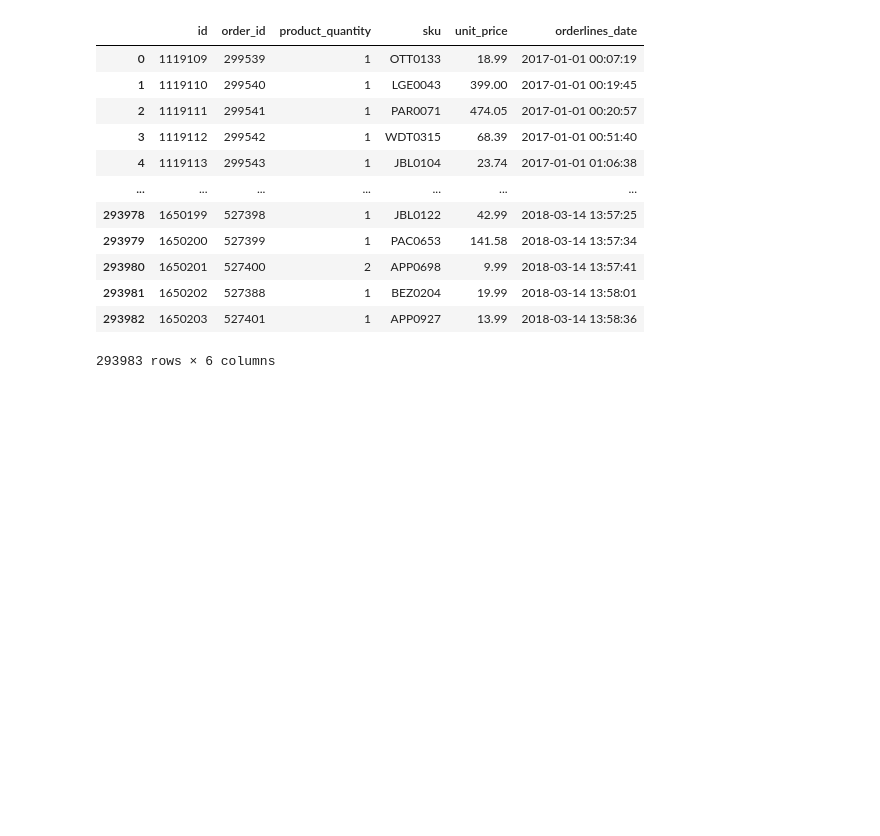
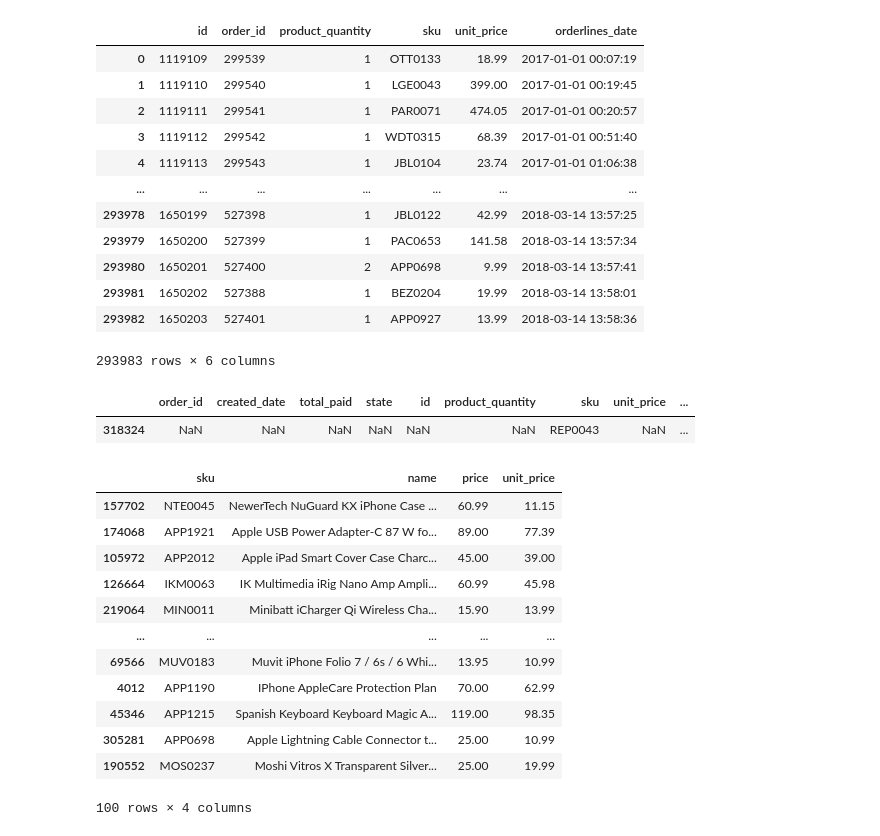
Before and after one commit to martinabt-dev/eniacproject2, a Jupyter notebook: main.ipynb, the cells around one changed output. Saved outputs shown, nothing was run; the diff lists cells and outputs as text; code cells hidden in the pictures; blank space fills up the shorter version.

```diff
--- a/main.ipynb
+++ b/main.ipynb
@@ -53,0 +56,21 @@ full_df.to_csv("data/processed/full_df.csv", index = False)
+# %%
+full_df.loc[full_df["sku"] == "REP0043"]
+# %% [output]
+|  | order_id | created_date | total_paid | state | id | product_quantity | sku | unit_price | ... |
+| 318324 | NaN | NaN | NaN | NaN | NaN | NaN | REP0043 | NaN | ... |
+# %%
+full_df[["sku", "name", "price", "unit_price"]].sample(100)
+# %% [output]
+|  | sku | name | price | unit_price |
+| 157702 | NTE0045 | NewerTech NuGuard KX iPhone Case ... | 60.99 | 11.15 |
+| 174068 | APP1921 | Apple USB Power Adapter-C 87 W fo... | 89.00 | 77.39 |
+| 105972 | APP2012 | Apple iPad Smart Cover Case Charc... | 45.00 | 39.00 |
+| 126664 | IKM0063 | IK Multimedia iRig Nano Amp Ampli... | 60.99 | 45.98 |
+| 219064 | MIN0011 | Minibatt iCharger Qi Wireless Cha... | 15.90 | 13.99 |
+| ... | ... | ... | ... | ... |
+| 69566 | MUV0183 | Muvit iPhone Folio 7 / 6s / 6 Whi... | 13.95 | 10.99 |
+| 4012 | APP1190 | IPhone AppleCare Protection Plan | 70.00 | 62.99 |
+| 45346 | APP1215 | Spanish Keyboard Keyboard Magic A... | 119.00 | 98.35 |
+| 305281 | APP0698 | Apple Lightning Cable Connector t... | 25.00 | 10.99 |
+| 190552 | MOS0237 | Moshi Vitros X Transparent Silver... | 25.00 | 19.99 |
+100 rows × 4 columns
```
Also changed, not shown: parts of 1 cell of this notebook, 1 other file.
